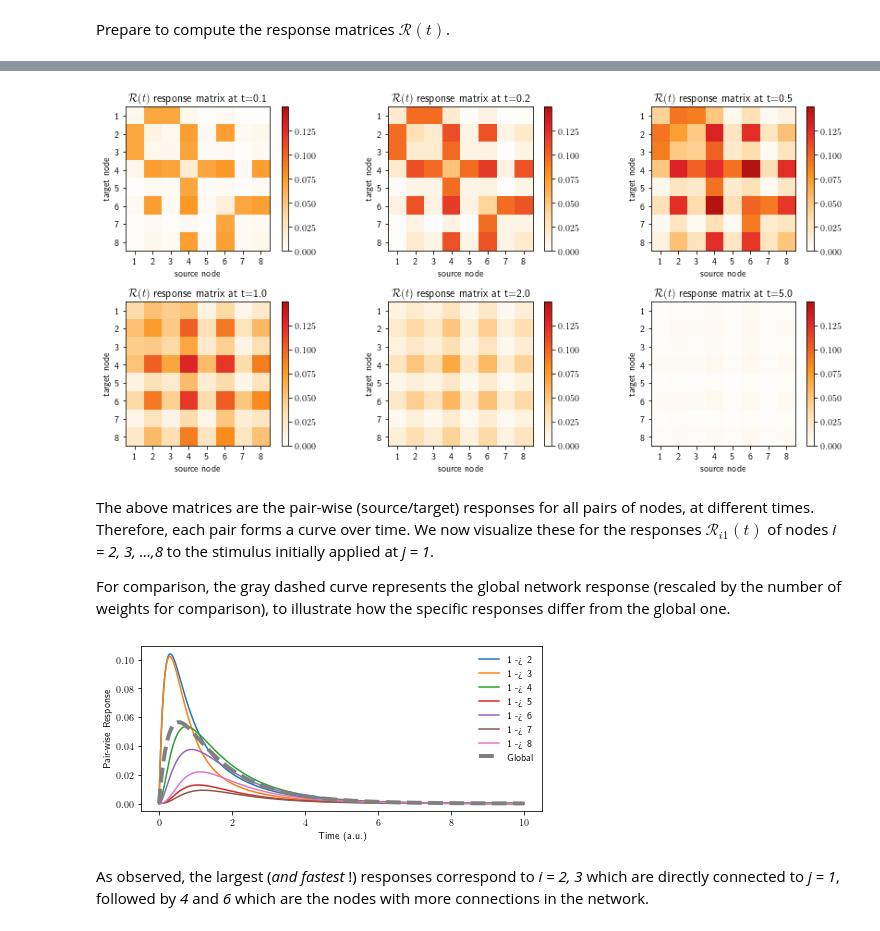
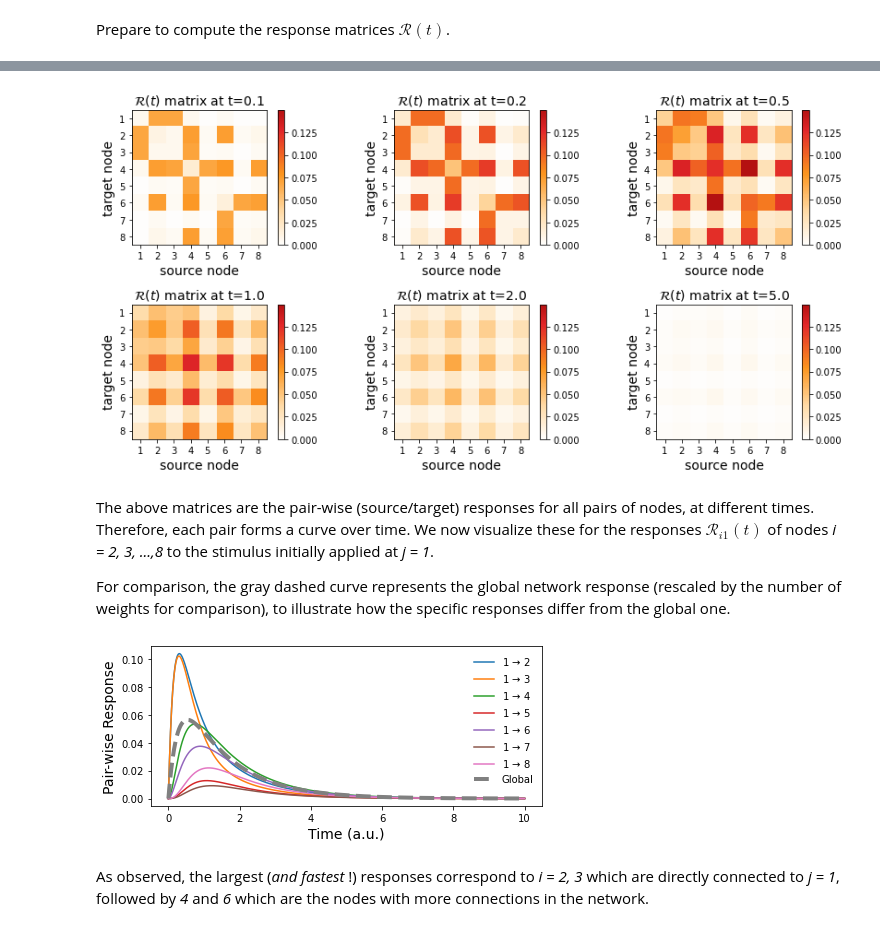
Before and after one commit to mb-BCA/SiReNetA_Tutorials, a Jupyter notebook: Tutorial_Notebooks/1_GettingStarted.ipynb, the cells around one changed output, grey strips where cells are left out. Cells and saved outputs as stored; diff of their text form; code cells hidden in the pictures.

Commit message:
Load plotting specs from file and clean fig. code

```diff
--- a/Tutorial_Notebooks/1_GettingStarted.ipynb
+++ b/Tutorial_Notebooks/1_GettingStarted.ipynb
@@ -183,14 +129,3 @@ from timeit import default_timer as timer
 
 import matplotlib.pyplot as plt
 import numpy as np
-# %%
-# Some plotting options to control visualization
-%matplotlib inline
-# Define the default scale for the plots
-plt.rcParams['figure.dpi'] = 72
-plt.rcParams['text.usetex'] = True
-
-# Define a new "BwR", "Blues" and "Reds" colormaps
-from matplotlib.colors import ListedColormap
-newcmap = np.genfromtxt('../Data/Matplotlib_colormap_div.csv', delimiter=',')
-newReds = ListedColormap(newcmap[128:, :])
@@ -262,18 +203,18 @@ plt.figure(figsize=[12,6])
 for i, tidx in enumerate(tidxlist):
     t = tpoints[tidx]
     plt.subplot(2,3,i+1)
-    plt.title( f'$\mathcal{{R}}(t)$ response matrix at t={t:1.1f}' )
-    plt.imshow(Rmats[tidx], cmap=newReds)
+    plt.title( f'$\mathcal{{R}}(t)$ matrix at t={t:1.1f}' )
+    plt.imshow(Rmats[tidx], cmap=new_Reds)
     plt.clim(0,maxresp)
     plt.colorbar()
     plt.xticks(np.arange(N), np.arange(N)+1)
     plt.yticks(np.arange(N), np.arange(N)+1)
-    plt.xlabel('source node')
-    plt.ylabel('target node')
+    plt.xlabel( 'source node' )
+    plt.ylabel( 'target node' )
 
 plt.tight_layout()
 # %% [output]
-[figure, old version]
+[figure, new version]
 # %% [markdown]
 The above matrices are the pair-wise (source/target) responses for all pairs of nodes, at different times. Therefore, each pair forms a curve over time. We now visualize these for the responses $\mathcal{R}_{i1}(t)$ of nodes *i = 2, 3, ...,8* to the stimulus initially applied at *j = 1*.
 
@@ -281,19 +222,19 @@ For comparison, the gray dashed curve represents the global network response (re
 # %%
 # Compute the global network response
 Rglob = sna.GlobalResponse(Rmats)
 
 # Plot the responses to stimulus applied at j = 1.
 plt.figure(figsize=(6.4,3))
 for i in range(1,N):
-    plt.plot(tpoints, Rmats[:,i,0], label='1 -> %d' %(i+1))
+    plt.plot(tpoints, Rmats[:,i,0], label=f'1 $\\to$ {i+1}')
 plt.plot(tpoints, Rglob / N**2, label='Global', c='gray', ls='--', lw=4)
-plt.xlabel('Time (a.u.)')
-plt.ylabel('Pair-wise Response')
-plt.legend(frameon=False)
+plt.xlabel( 'Time (a.u.)' )
+plt.ylabel( 'Pair-wise Response' )
+plt.legend()
 
 plt.tight_layout()
 # %% [output]
-[figure, old version]
+[figure, new version]
 # %% [markdown]
 As observed, the largest (*and fastest* !) responses correspond to *i = 2, 3* which are directly connected to *j = 1*, followed by *4* and *6* which are the nodes with more connections in the network.
 # %% [markdown]
```
Also changed, not shown: parts of 11 cells of this notebook.
